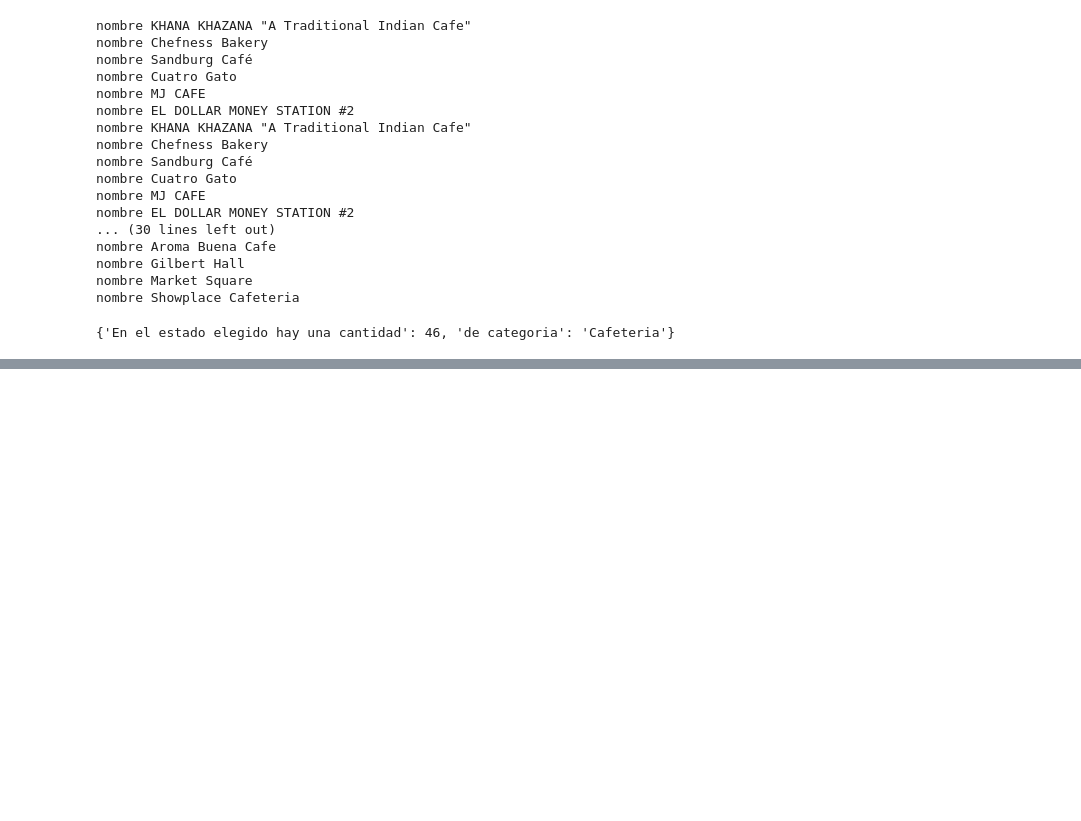
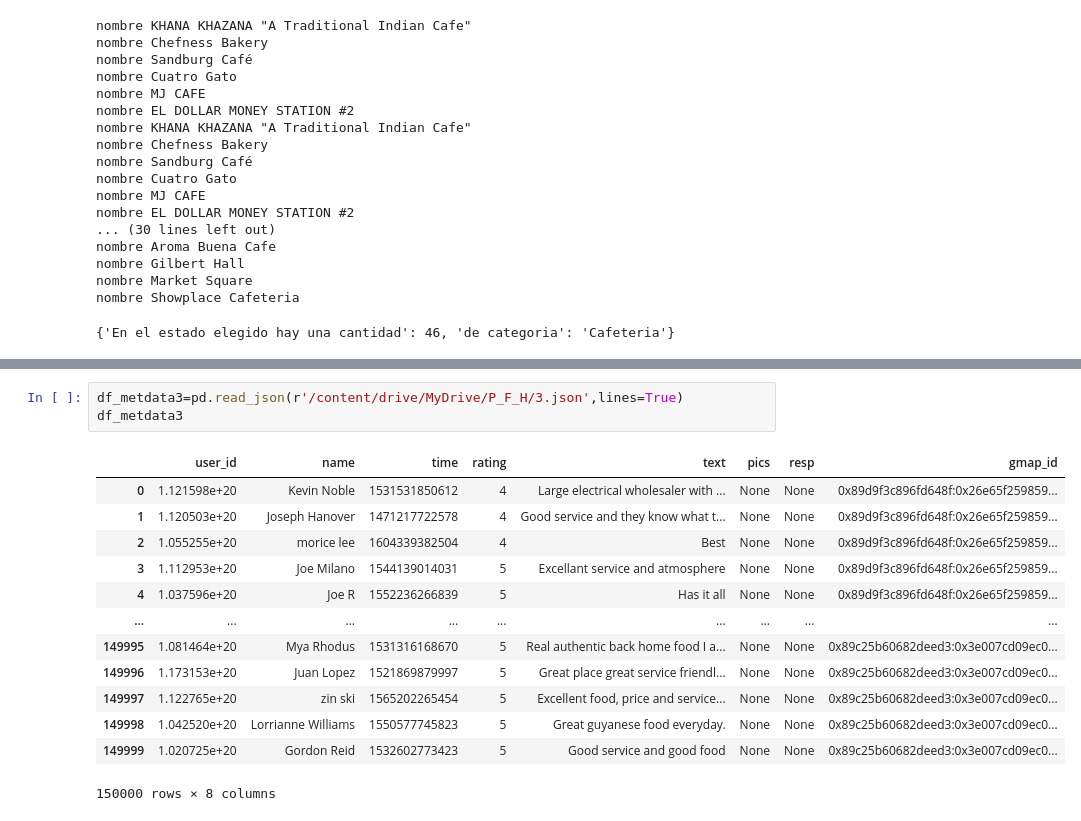
Before and after one commit to Datalogia/PG_12, a Jupyter notebook: etl__Proyecto_final.ipynb, the cells around one changed output, grey strips where cells are left out. Saved outputs shown, nothing was run; the diff lists cells and outputs as text; blank space fills up the shorter version.

```diff
--- a/etl__Proyecto_final.ipynb
+++ b/etl__Proyecto_final.ipynb
@@ -179,0 +273,17 @@ nombre Showplace Cafeteria
+# %%
+df_metdata3=pd.read_json(r'/content/drive/MyDrive/P_F_H/3.json',lines=True)
+df_metdata3
+# %% [output]
+|  | user_id | name | time | rating | text | pics | resp | gmap_id |
+| 0 | 1.121598e+20 | Kevin Noble | 1531531850612 | 4 | Large electrical wholesaler with ... | None | None | 0x89d9f3c896fd648f:0x26e65f259859... |
+| 1 | 1.120503e+20 | Joseph Hanover | 1471217722578 | 4 | Good service and they know what t... | None | None | 0x89d9f3c896fd648f:0x26e65f259859... |
+| 2 | 1.055255e+20 | morice lee | 1604339382504 | 4 | Best | None | None | 0x89d9f3c896fd648f:0x26e65f259859... |
+| 3 | 1.112953e+20 | Joe Milano | 1544139014031 | 5 | Excellant service and atmosphere | None | None | 0x89d9f3c896fd648f:0x26e65f259859... |
+| 4 | 1.037596e+20 | Joe R | 1552236266839 | 5 | Has it all | None | None | 0x89d9f3c896fd648f:0x26e65f259859... |
+| ... | ... | ... | ... | ... | ... | ... | ... | ... |
+| 149995 | 1.081464e+20 | Mya Rhodus | 1531316168670 | 5 | Real authentic back home food I a... | None | None | 0x89c25b60682deed3:0x3e007cd09ec0... |
+| 149996 | 1.173153e+20 | Juan Lopez | 1521869879997 | 5 | Great place great service friendl... | None | None | 0x89c25b60682deed3:0x3e007cd09ec0... |
+| 149997 | 1.122765e+20 | zin ski | 1565202265454 | 5 | Excellent food, price and service... | None | None | 0x89c25b60682deed3:0x3e007cd09ec0... |
+| 149998 | 1.042520e+20 | Lorrianne Williams | 1550577745823 | 5 | Great guyanese food everyday. | None | None | 0x89c25b60682deed3:0x3e007cd09ec0... |
+| 149999 | 1.020725e+20 | Gordon Reid | 1532602773423 | 5 | Good service and good food | None | None | 0x89c25b60682deed3:0x3e007cd09ec0... |
+150000 rows × 8 columns
```
Also changed, not shown: parts of 11 cells of this notebook.
